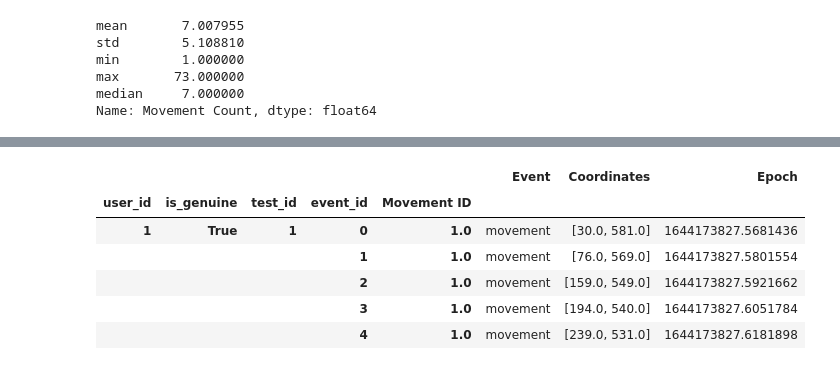
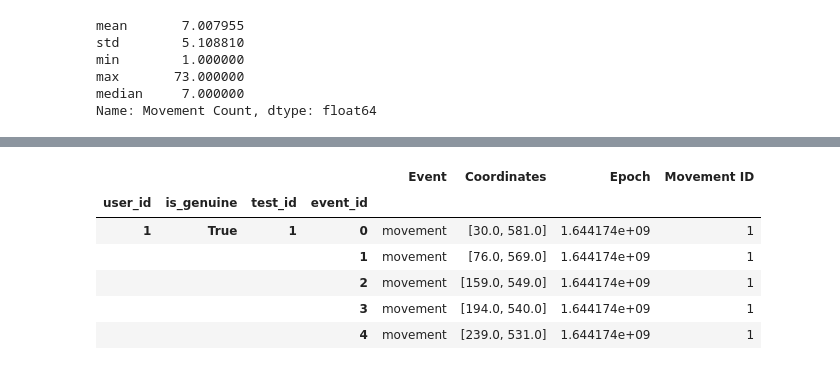
Before and after one commit to m-heldt/behavioral-ml, a Jupyter notebook: notebooks/eda.ipynb, the cells around one changed output, grey strips where cells are left out. Drawn from its saved outputs; the diff is of its cells as text; code cells hidden in the pictures.

```diff
--- a/notebooks/eda.ipynb
+++ b/notebooks/eda.ipynb
@@ -370,35 +459,37 @@ Name: Movement Count, dtype: float64
 # %%
 mouse_data = {}
 
 for user_file in json_file_list:
     with open(raw_kmt_dataset / user_file, 'r') as f:
         user_data = json.load(f)
         for test_no in range(1, 11):
             mouse_true = user_data["true_data"][f"test_{test_no}"]["mouse_events"]
             for event_id, event in enumerate(mouse_true):
                 mouse_data[(int(user_file.split("_")[-1].split(".")[0]), True, test_no, event_id)] = event
 
             mouse_false = user_data["false_data"][f"test_{test_no}"]["mouse_events"]
             for event_id, event in enumerate(mouse_false):
                 mouse_data[(int(user_file.split("_")[-1].split(".")[0]), False, test_no, event_id)] = event
 
 
-mouse_df = pd.DataFrame.from_dict(mouse_data, orient='index')
+mouse_df = pd.DataFrame.from_dict(mouse_data, orient='index').astype({
+    "Movement ID": "Int16",
+    "Epoch": "float64"
+})
 mouse_df.index.names = [
     "user_id",
     "is_genuine",
     "test_id",
     "event_id",
 ]
-mouse_df.set_index("Movement ID", append=True, inplace=True)
 mouse_df.drop(["false_enters", "Timestamp"], axis=1, inplace=True)
 
 mouse_df.head()
 # %% [output]
-|  |  |  |  |  | Event | Coordinates | Epoch |
-| user_id | is_genuine | test_id | event_id | Movement ID |  |  |  |
-| 1 | True | 1 | 0 | 1.0 | movement | [30.0, 581.0] | 1644173827.5681436 |
-|  |  |  | 1 | 1.0 | movement | [76.0, 569.0] | 1644173827.5801554 |
-|  |  |  | 2 | 1.0 | movement | [159.0, 549.0] | 1644173827.5921662 |
-|  |  |  | 3 | 1.0 | movement | [194.0, 540.0] | 1644173827.6051784 |
-|  |  |  | 4 | 1.0 | movement | [239.0, 531.0] | 1644173827.6181898 |
+|  |  |  |  | Event | Coordinates | Epoch | Movement ID |
+| user_id | is_genuine | test_id | event_id |  |  |  |  |
+| 1 | True | 1 | 0 | movement | [30.0, 581.0] | 1.644174e+09 | 1 |
+|  |  |  | 1 | movement | [76.0, 569.0] | 1.644174e+09 | 1 |
+|  |  |  | 2 | movement | [159.0, 549.0] | 1.644174e+09 | 1 |
+|  |  |  | 3 | movement | [194.0, 540.0] | 1.644174e+09 | 1 |
+|  |  |  | 4 | movement | [239.0, 531.0] | 1.644174e+09 | 1 |
```
Also changed, not shown: parts of 19 cells of this notebook.
